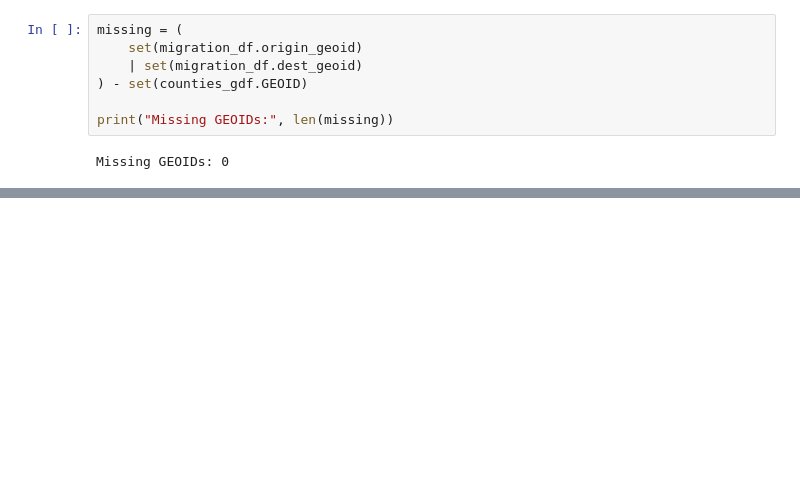
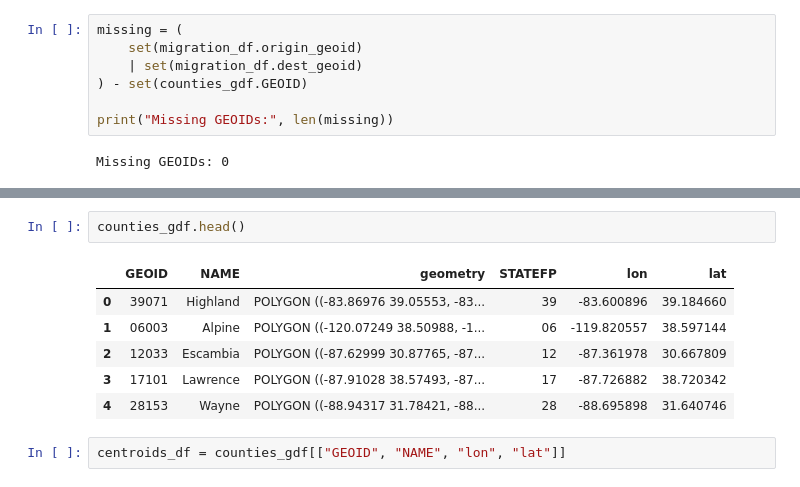
Before and after one commit to whzemuch/acs-dashboard, a Jupyter notebook: python_scripts/generate_geoData.ipynb, the cells around one changed output, grey strips where cells are left out. Drawn from its saved outputs; the diff is of its cells as text; blank space fills up the shorter version.

```diff
--- a/python_scripts/generate_geoData.ipynb
+++ b/python_scripts/generate_geoData.ipynb
@@ -286,0 +298,11 @@ Missing GEOIDs: 0
+# %%
+counties_gdf.head()
+# %% [output]
+|  | GEOID | NAME | geometry | STATEFP | lon | lat |
+| 0 | 39071 | Highland | POLYGON ((-83.86976 39.05553, -83... | 39 | -83.600896 | 39.184660 |
+| 1 | 06003 | Alpine | POLYGON ((-120.07249 38.50988, -1... | 06 | -119.820557 | 38.597144 |
+| 2 | 12033 | Escambia | POLYGON ((-87.62999 30.87765, -87... | 12 | -87.361978 | 30.667809 |
+| 3 | 17101 | Lawrence | POLYGON ((-87.91028 38.57493, -87... | 17 | -87.726882 | 38.720342 |
+| 4 | 28153 | Wayne | POLYGON ((-88.94317 31.78421, -88... | 28 | -88.695898 | 31.640746 |
+# %%
+centroids_df = counties_gdf[["GEOID", "NAME", "lon", "lat"]]
```
Also changed, not shown: parts of 7 cells of this notebook, 19 other files.
